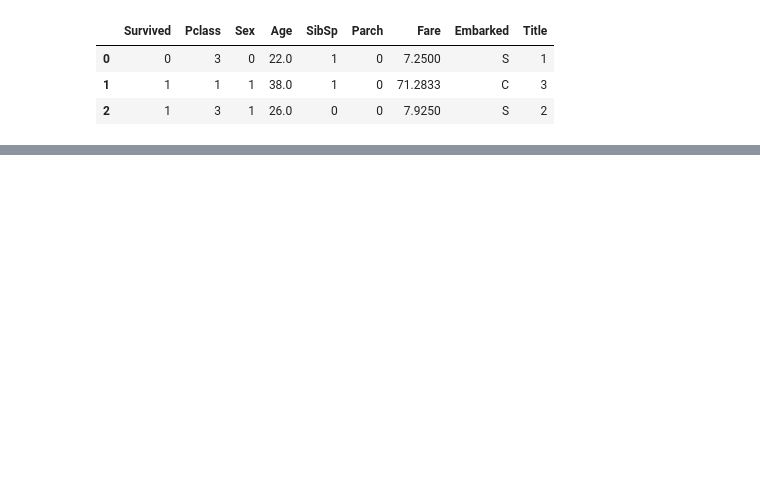
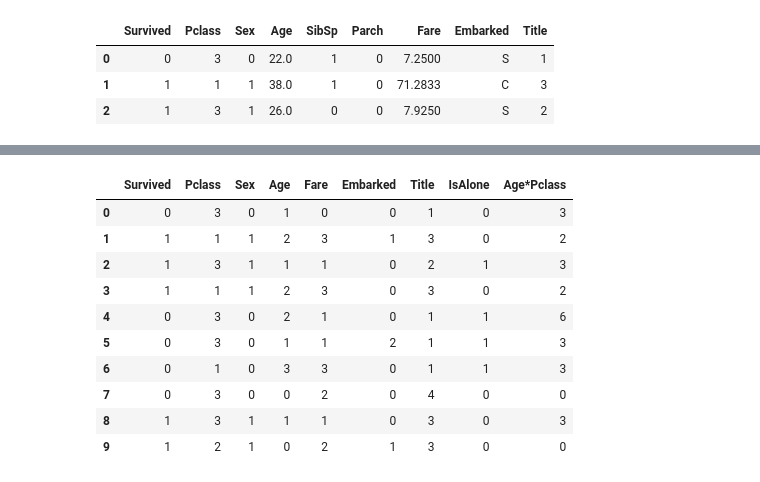
Before and after one commit to HwangHanJae/LearningNote, a Jupyter notebook: titanic_transcription2.ipynb, the cells around one changed output, grey strips where cells are left out. Saved outputs shown, nothing was run; the diff lists cells and outputs as text; code cells hidden in the pictures; blank space fills up the shorter version.

```diff
--- a/titanic_transcription2.ipynb
+++ b/titanic_transcription2.ipynb
@@ -348,0 +406,4 @@ train_df.head(3)
+# %%
+train_df = train_df.drop(['AgeBand'], axis=1)
+combine = [train_df, test_df]
+train_df.head()
@@ -348,0 +443,7 @@ train_df.head(3)
+# %%
+train_df = train_df.drop(['SibSp', "Parch",'FamilySize'], axis=1)
+test_df = test_df.drop(['SibSp', "Parch",'FamilySize'], axis=1)
+
+combine = [train_df , test_df]
+
+train_df.head()
@@ -348,0 +496,3 @@ train_df.head(3)
+# %%
+test_df['Fare'] = test_df['Fare'].fillna(test_df['Fare'].dropna().median())
+test_df.isnull().sum()
@@ -348,0 +510,4 @@ train_df.head(3)
+# %%
+train_df['FareBand'] = pd.qcut(train_df['Fare'], 4)
+
+train_df[['FareBand', 'Survived']].groupby(['FareBand']).mean().sort_values(by='FareBand', ascending=True)
@@ -348,0 +528,16 @@ train_df.head(3)
+# %%
+train_df = train_df.drop(['FareBand'], axis=1)
+combine = [train_df, test_df]
+train_df.head(10)
+# %% [output]
+|  | Survived | Pclass | Sex | Age | Fare | Embarked | Title | IsAlone | Age*Pclass |
+| 0 | 0 | 3 | 0 | 1 | 0 | 0 | 1 | 0 | 3 |
+| 1 | 1 | 1 | 1 | 2 | 3 | 1 | 3 | 0 | 2 |
+| 2 | 1 | 3 | 1 | 1 | 1 | 0 | 2 | 1 | 3 |
+| 3 | 1 | 1 | 1 | 2 | 3 | 0 | 3 | 0 | 2 |
+| 4 | 0 | 3 | 0 | 2 | 1 | 0 | 1 | 1 | 6 |
+| 5 | 0 | 3 | 0 | 1 | 1 | 2 | 1 | 1 | 3 |
+| 6 | 0 | 1 | 0 | 3 | 3 | 0 | 1 | 1 | 3 |
+| 7 | 0 | 3 | 0 | 0 | 2 | 0 | 4 | 0 | 0 |
+| 8 | 1 | 3 | 1 | 1 | 1 | 0 | 3 | 0 | 3 |
+| 9 | 1 | 2 | 1 | 0 | 2 | 1 | 3 | 0 | 0 |
```
Also changed, not shown: parts of 42 cells of this notebook.
